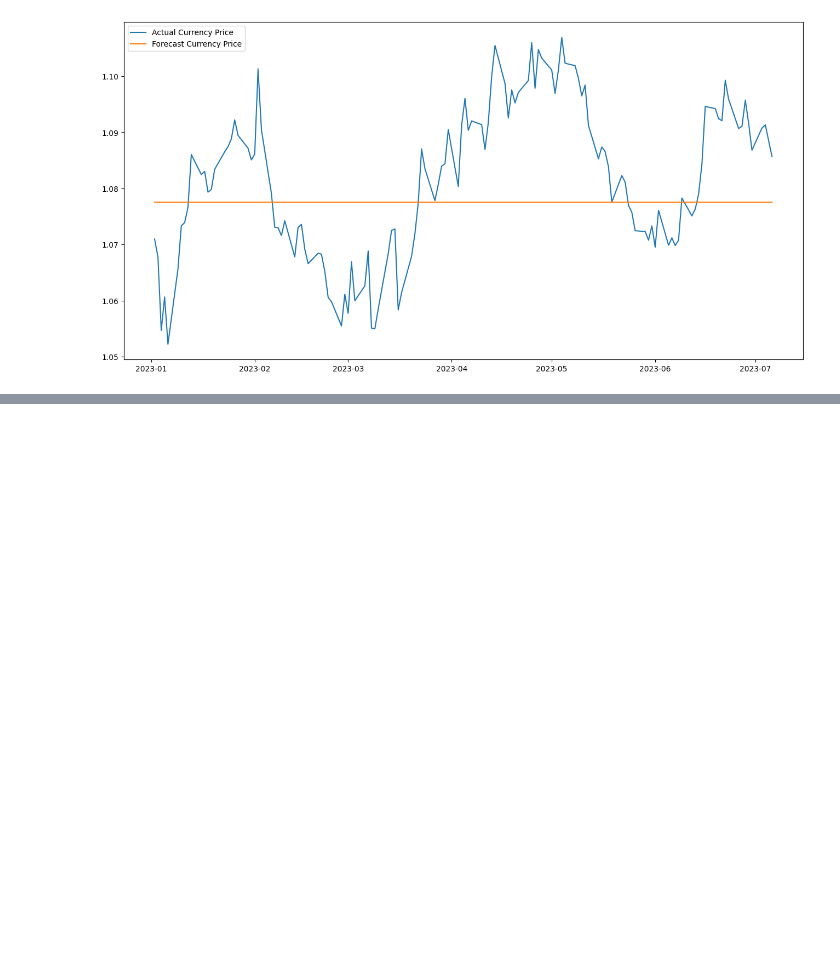
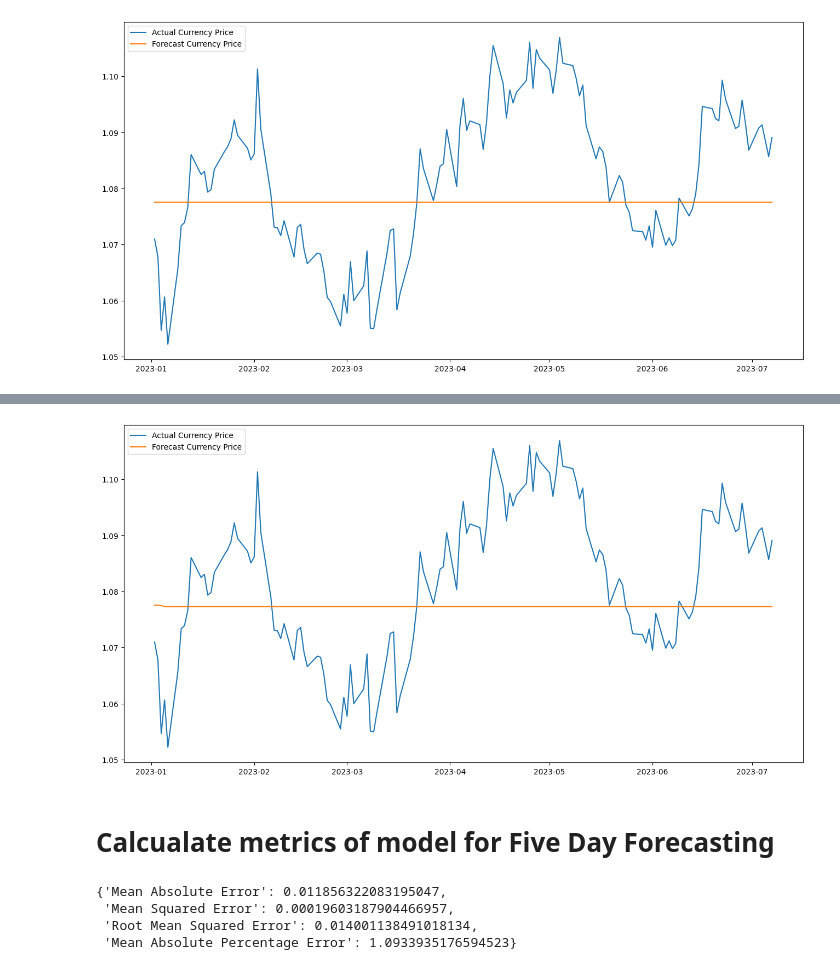
Before and after one commit to pravin-raut/MachineLearning, a Jupyter notebook: dissertation/Currency_Forecast_v2.ipynb, the cells around one changed output, grey strips where cells are left out. Cells and saved outputs as stored; diff of their text form; code cells hidden in the pictures; blank space fills up the shorter version.

```diff
--- a/dissertation/Currency_Forecast_v2.ipynb
+++ b/dissertation/Currency_Forecast_v2.ipynb
@@ -391,0 +429,30 @@ metrics
+# %%
+
+
+# define model configuration
+my_order = (5,1,1)
+
+# lists to collect forecasts
+forecasts = []
+forecast_dates = []
+
+# walk-forward validation
+history = [x for x in train_data_currency['Original_USD_EUR_Price']]
+for i in range(0,len(test_data_currency['Original_USD_EUR_Price']),5):
+    if i % 5==0:
+      #auto = auto_arima(history, error_action='ignore', suppress_warnings=True,d=2)
+      #my_order = auto.order
+      model = ARIMA(history, order=my_order)
+      model_fit = model.fit()
+
+    # if less than 5 steps remaining, adjust steps to fit
+    steps = min(5, len(test_data_currency['Original_USD_EUR_Price']) - i)
+    forecast = model_fit.get_forecast(steps=steps, alpha=0.05)
+    forecasts.extend(forecast.predicted_mean)  # using extend instead of append
+    forecast_dates.extend(test_data_currency['Original_USD_EUR_Price'].index[i:i+steps])  # storing dates for all 5 days
+
+    # Append all forecasted values to the history
+    history.extend(forecast.predicted_mean)
+    print("my_order is {} for Week Starting {} and predicted value is {} and actual value is {}".format(my_order,test_data_currency['Original_USD_EUR_Price'].index[i],forecast.predicted_mean,test_data_currency['Original_USD_EUR_Price'][test_data_currency['Original_USD_EUR_Price'].index[i:i+steps]].values.tolist()))
+# Create a dataframe to hold the forecasts with corresponding dates
+forecast_df = pd.DataFrame(data={'Forecast': forecasts}, index=forecast_dates)
@@ -391,0 +477,20 @@ metrics
+# %%
+plt.figure(figsize=(16,8))
+plt.plot(test_data_currency['Original_USD_EUR_Price'],label="Actual Currency Price")
+plt.plot(forecast_df['Forecast'],label="Forecast Currency Price")
+
+plt.legend(loc="upper left")
+plt.show()
+# %% [output]
+[figure, added]
+# %% [markdown]
+# Calcualate metrics of model for Five Day Forecasting
+# %%
+
+metrics = calculate_metrics(test_data_currency['Original_USD_EUR_Price'].dropna(), forecast_df['Forecast'].dropna())
+metrics
+# %% [output]
+{'Mean Absolute Error': 0.011856322083195047,
+ 'Mean Squared Error': 0.00019603187904466957,
+ 'Root Mean Squared Error': 0.014001138491018134,
+ 'Mean Absolute Percentage Error': 1.0933935176594523}
```
Also changed, not shown: parts of 31 cells of this notebook.
